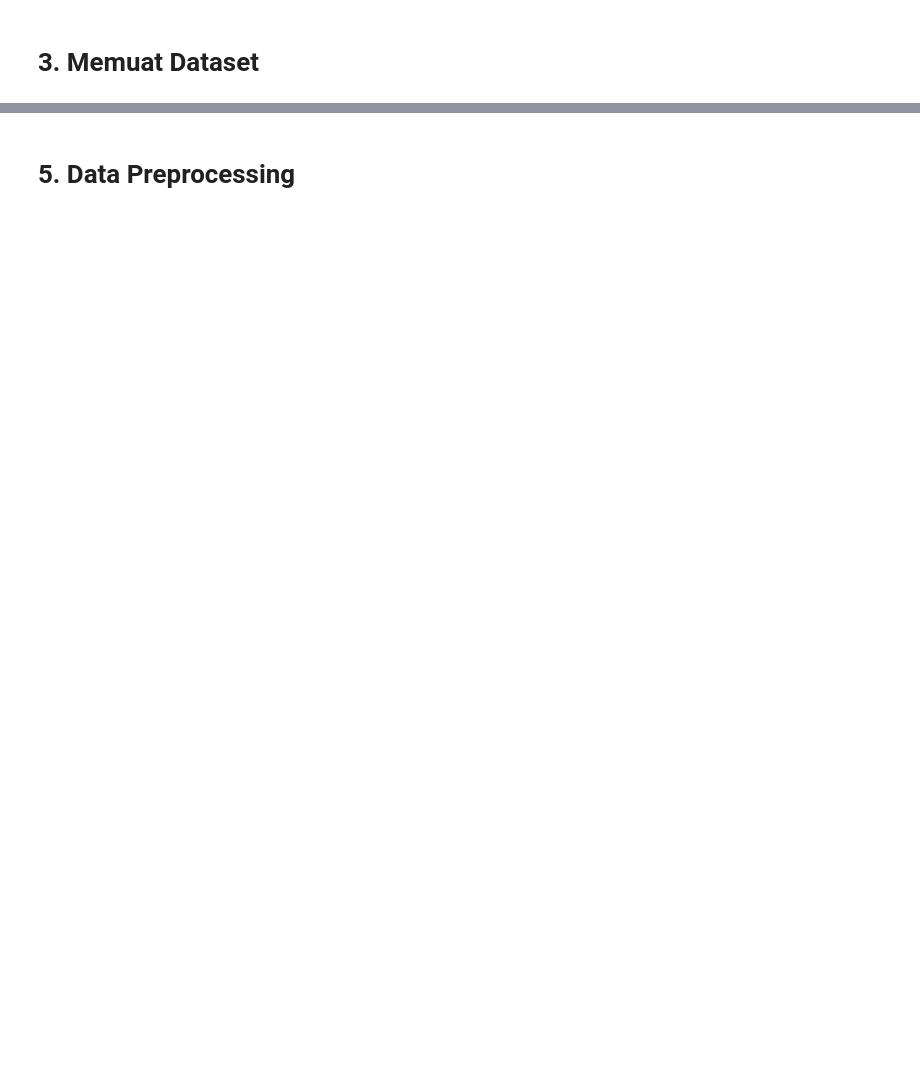
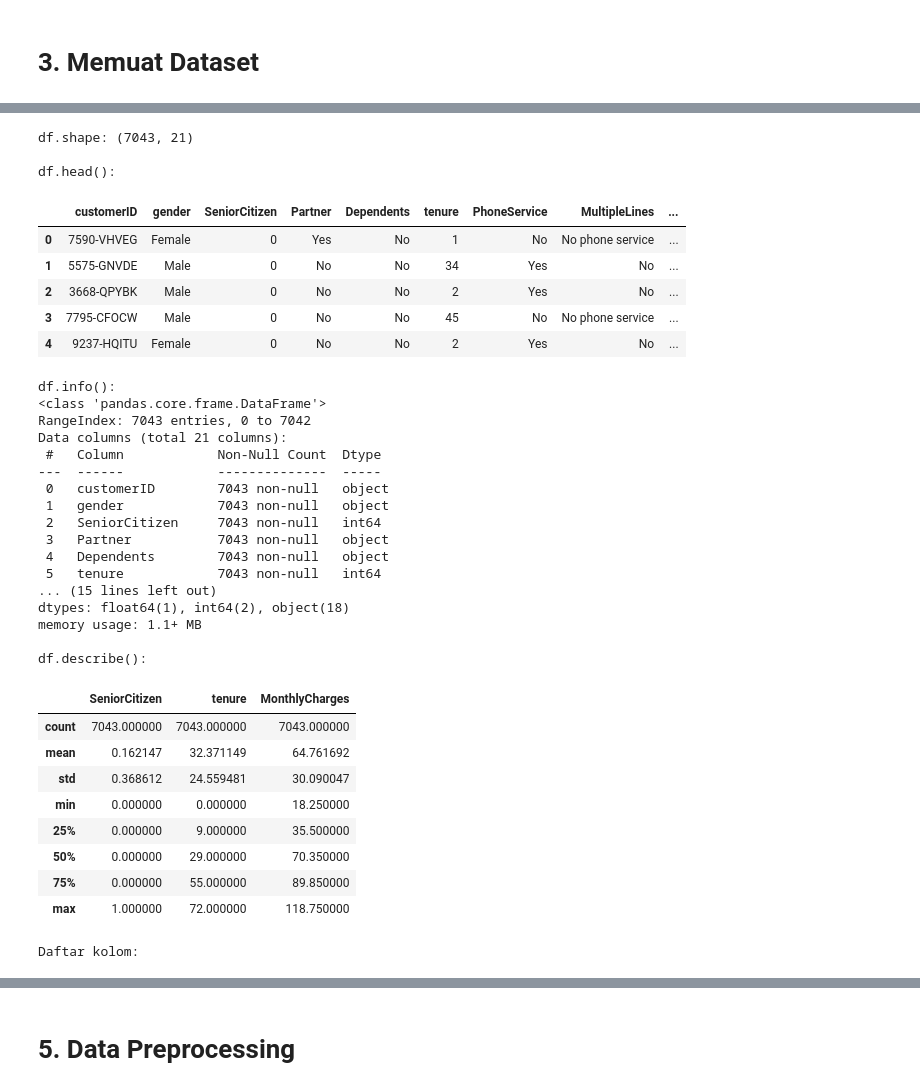
Before and after one commit to agungtrisutaji/Eksperimen_SML_Agung_Trisutaji_Aprian, a Jupyter notebook: Template_Eksperimen_MSML.ipynb, the cells around one changed output, grey strips where cells are left out. Drawn from its saved outputs; the diff is of its cells as text; code cells hidden in the pictures; blank space fills up the shorter version.

```diff
--- a/Template_Eksperimen_MSML.ipynb
+++ b/Template_Eksperimen_MSML.ipynb
@@ -15,0 +25,25 @@ Pada tahap ini, Anda perlu mengimpor beberapa pustaka (library) Python yang dibu
+# %%
+from pathlib import Path
+
+import matplotlib.pyplot as plt
+import numpy as np
+import pandas as pd
+import seaborn as sns
+from IPython.display import display
+from sklearn.compose import ColumnTransformer
+from sklearn.impute import SimpleImputer
+from sklearn.model_selection import train_test_split
+from sklearn.pipeline import Pipeline
+from sklearn.preprocessing import OneHotEncoder, StandardScaler
+
+pd.set_option("display.max_columns", 120)
+pd.set_option("display.max_colwidth", 120)
+sns.set_theme(style="whitegrid")
+
+ROOT = Path.cwd()
+DATA_PATH = ROOT / "Membangun_model" / "telco_customer_churn_preprocessing" / "WA_Fn-UseC_-Telco-Customer-Churn.csv"
+PRODUCTION_PREPROCESS_SCRIPT = ROOT / "Membangun_model" / "telco_customer_churn_preprocessing" / "preprocess.py"
+
+print(f"Repository root: {ROOT}")
+print(f"Dataset path: {DATA_PATH}")
+print(f"Python target: 3.11")
@@ -33,0 +58,55 @@ Tujuan dari EDA adalah untuk memperoleh wawasan awal yang mendalam mengenai data
+# %%
+if not DATA_PATH.exists():
+    raise FileNotFoundError(f"Dataset tidak ditemukan di: {DATA_PATH}")
+
+df = pd.read_csv(DATA_PATH)
+
+print("df.shape:", df.shape)
+print("\ndf.head():")
+display(df.head())
+
+print("\ndf.info():")
+df.info()
+
+print("\ndf.describe():")
+display(df.describe())
+
+print("\nDaftar kolom:")
+display(pd.DataFrame({"column": df.columns, "dtype": df.dtypes.astype(str).values}))
+# %% [output]
+df.shape: (7043, 21)
+
+df.head():
+|  | customerID | gender | SeniorCitizen | Partner | Dependents | tenure | PhoneService | MultipleLines | ... |
+| 0 | 7590-VHVEG | Female | 0 | Yes | No | 1 | No | No phone service | ... |
+| 1 | 5575-GNVDE | Male | 0 | No | No | 34 | Yes | No | ... |
+| 2 | 3668-QPYBK | Male | 0 | No | No | 2 | Yes | No | ... |
+| 3 | 7795-CFOCW | Male | 0 | No | No | 45 | No | No phone service | ... |
+| 4 | 9237-HQITU | Female | 0 | No | No | 2 | Yes | No | ... |
+df.info():
+<class 'pandas.core.frame.DataFrame'>
+RangeIndex: 7043 entries, 0 to 7042
+Data columns (total 21 columns):
+ #   Column            Non-Null Count  Dtype
+---  ------            --------------  -----
+ 0   customerID        7043 non-null   object
+ 1   gender            7043 non-null   object
+ 2   SeniorCitizen     7043 non-null   int64
+ 3   Partner           7043 non-null   object
+ 4   Dependents        7043 non-null   object
+ 5   tenure            7043 non-null   int64
+... (15 lines left out)
+dtypes: float64(1), int64(2), object(18)
+memory usage: 1.1+ MB
+
+df.describe():
+|  | SeniorCitizen | tenure | MonthlyCharges |
+| count | 7043.000000 | 7043.000000 | 7043.000000 |
+| mean | 0.162147 | 32.371149 | 64.761692 |
+| std | 0.368612 | 24.559481 | 30.090047 |
+| min | 0.000000 | 0.000000 | 18.250000 |
+| 25% | 0.000000 | 9.000000 | 35.500000 |
+| 50% | 0.000000 | 29.000000 | 70.350000 |
+| 75% | 0.000000 | 55.000000 | 89.850000 |
+| max | 1.000000 | 72.000000 | 118.750000 |
+Daftar kolom:
```
Also changed, not shown: parts of 22 cells of this notebook.
